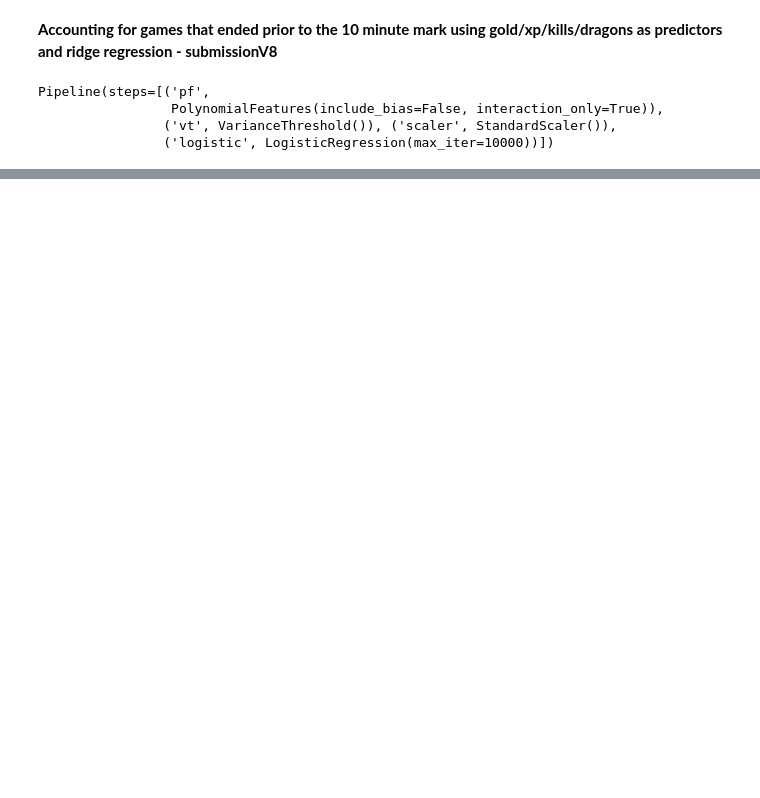
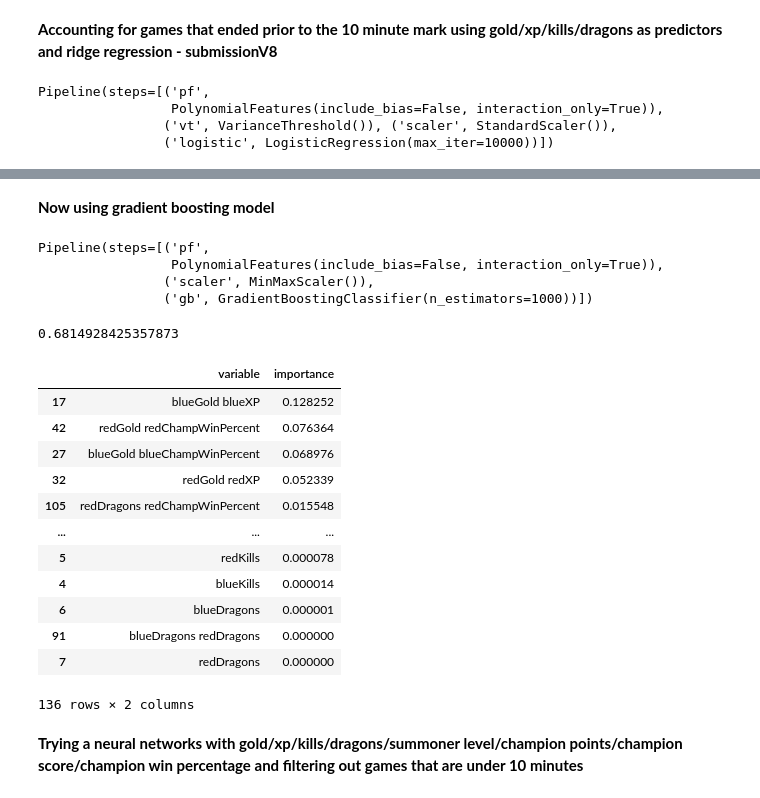
Before and after one commit to hcgreer/kaggle_lol-koopas, a Jupyter notebook: notebooks/hg_models.ipynb, the cells around one changed output, grey strips where cells are left out. Saved outputs shown, nothing was run; the diff lists cells and outputs as text; code cells hidden in the pictures; blank space fills up the shorter version.

```diff
--- a/notebooks/hg_models.ipynb
+++ b/notebooks/hg_models.ipynb
@@ -700,0 +710,21 @@ submissionV8 = pd.concat([predicitions, underTen_df]).sort_values(by = 'matchId'
+# %%
+X_train = X_train.merge(
+    right = patchTrain,
+    how = 'left',
+    on = ['matchId']
+)
+# %%
+champWinPercent = [
+    'blueGold', 'redGold',
+    'blueXP', 'redXP',
+    'blueKills', 'redKills',
+    'blueDragons', 'redDragons',
+    'blueChampPoints', 'redChampPoints',
+    'blueSumLevel', 'redSumLevel',
+    'blueChampWinPercent', 'redChampWinPercent',
+    'blueChampScore', 'redChampScore'
+]
+
+X_trainOverTen = X_train.loc[~X_train['matchId'].isin(underTenTrain_df['matchId'])][champWinPercent]
+
+y_trainOverTen = y_train.loc[~y_train['matchId'].isin(underTenTrain_df['matchId'])]
@@ -700,0 +735,4 @@ submissionV8 = pd.concat([predicitions, underTen_df]).sort_values(by = 'matchId'
+# %%
+XTrain, XTest, yTrain, yTest = train_test_split(X_trainOverTen, y_trainOverTen, random_state = 777)
+# %% [markdown]
+**Now using gradient boosting model**
@@ -700,0 +741,45 @@ submissionV8 = pd.concat([predicitions, underTen_df]).sort_values(by = 'matchId'
+# %%
+gbr = Pipeline(
+    steps = [
+        ('pf', PolynomialFeatures(interaction_only = True, include_bias = False)),
+        ('scaler', MinMaxScaler()),
+        ('gb', GradientBoostingClassifier(n_estimators = 1000))
+    ]
+)
+
+gbr.fit(XTrain, yTrain['winner'] == 100)
+# %% [output]
+Pipeline(steps=[('pf',
+                 PolynomialFeatures(include_bias=False, interaction_only=True)),
+                ('scaler', MinMaxScaler()),
+                ('gb', GradientBoostingClassifier(n_estimators=1000))])
+# %%
+accuracy_score(
+    yTest['winner'] == 100,
+    gbr.predict(XTest)
+)
+# %% [output]
+0.6814928425357873
+# %%
+importances = pd.DataFrame({
+    'variable': gbr['pf'].get_feature_names_out(),
+    'importance': gbr['gb'].feature_importances_
+})
+
+importances.sort_values('importance', ascending = False)
+# %% [output]
+|  | variable | importance |
+| 17 | blueGold blueXP | 0.128252 |
+| 42 | redGold redChampWinPercent | 0.076364 |
+| 27 | blueGold blueChampWinPercent | 0.068976 |
+| 32 | redGold redXP | 0.052339 |
+| 105 | redDragons redChampWinPercent | 0.015548 |
+| ... | ... | ... |
+| 5 | redKills | 0.000078 |
+| 4 | blueKills | 0.000014 |
+| 6 | blueDragons | 0.000001 |
+| 91 | blueDragons redDragons | 0.000000 |
+| 7 | redDragons | 0.000000 |
+136 rows × 2 columns
+# %% [markdown]
+**Trying a neural networks with gold/xp/kills/dragons/summoner level/champion points/champion score/champion win percentage and filtering out games that are under 10 minutes**
```
Also changed, not shown: parts of 35 cells of this notebook.
